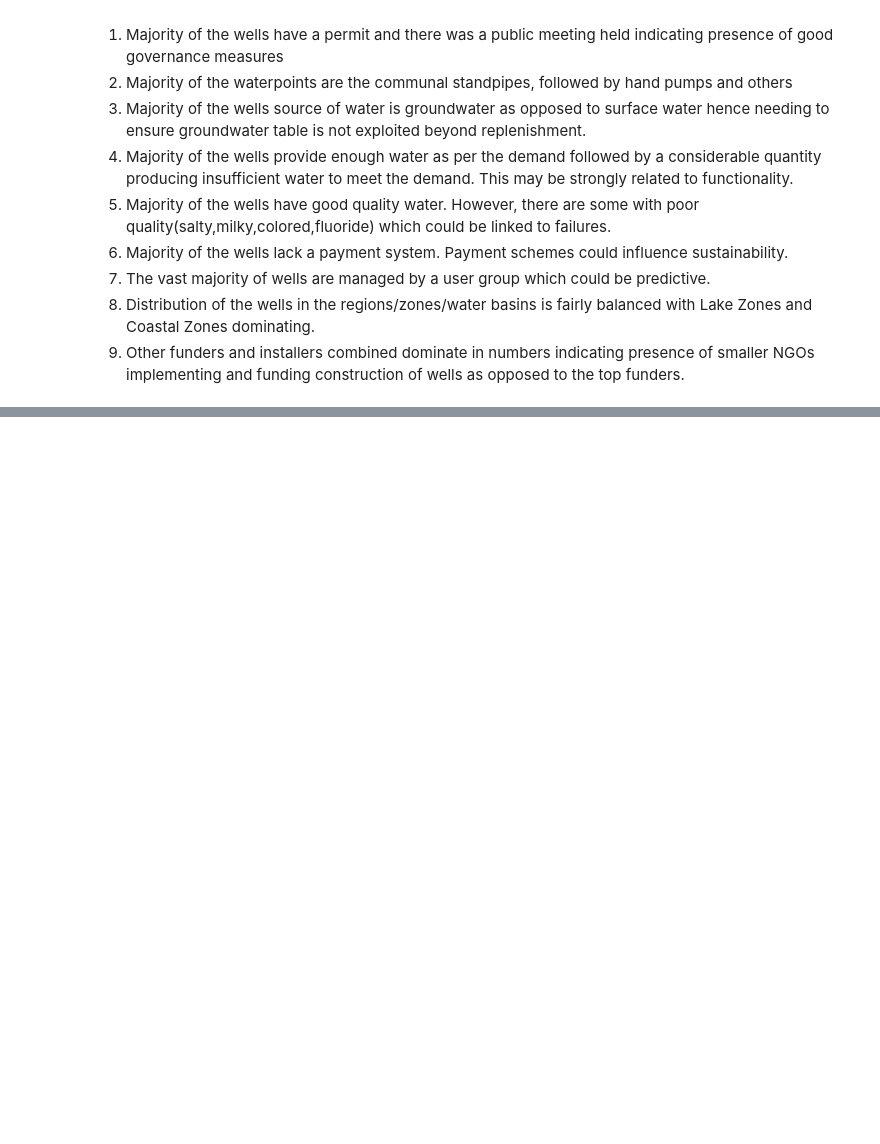
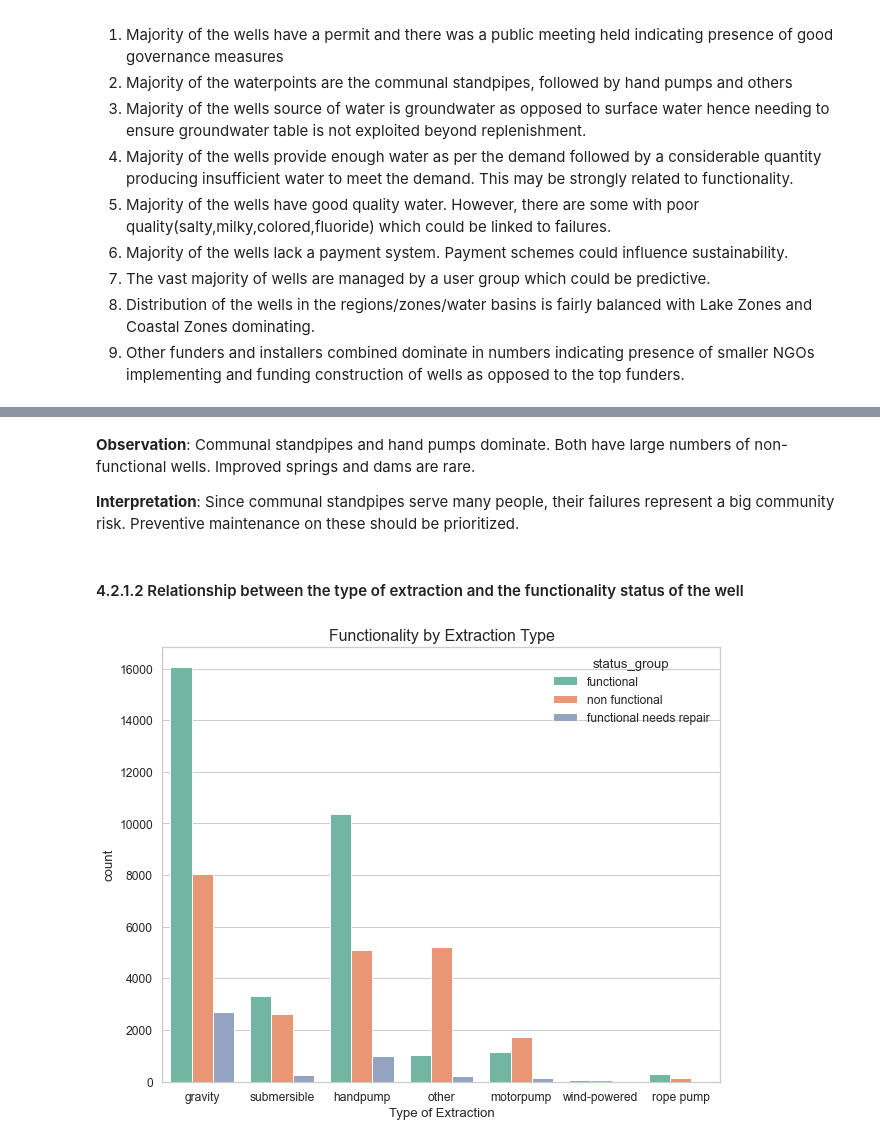
Before and after one commit to HuldahCR/Tanzanian_Water_Well_Risk_Model, a Jupyter notebook: notebooks/Tanzanian_Water_Well_Modeling.ipynb, the cells around one changed output, grey strips where cells are left out. Drawn from its saved outputs; the diff is of its cells as text; code cells hidden in the pictures; blank space fills up the shorter version.

```diff
--- a/notebooks/Tanzanian_Water_Well_Modeling.ipynb
+++ b/notebooks/Tanzanian_Water_Well_Modeling.ipynb
@@ -1718,0 +1737,14 @@ for col in categorical_cols:
+# %% [markdown]
+**Observation**: Communal standpipes and hand pumps dominate. Both have large numbers of non-functional wells. Improved springs and dams are rare.
+
+**Interpretation**: Since communal standpipes serve many people, their failures represent a big community risk. Preventive maintenance on these should be prioritized.
+# %% [markdown]
+#### 4.2.1.2 Relationship between the type of extraction and the functionality status of the well
+# %%
+plt.figure(figsize=(10,8))
+sns.countplot(data=train_df1, x="extraction_type_class", hue="status_group")
+plt.title("Functionality by Extraction Type", fontsize=16)
+plt.xlabel("Type of Extraction")
+plt.show()
+# %% [output]
+[figure, added]
```
Also changed, not shown: parts of 45 cells of this notebook.
